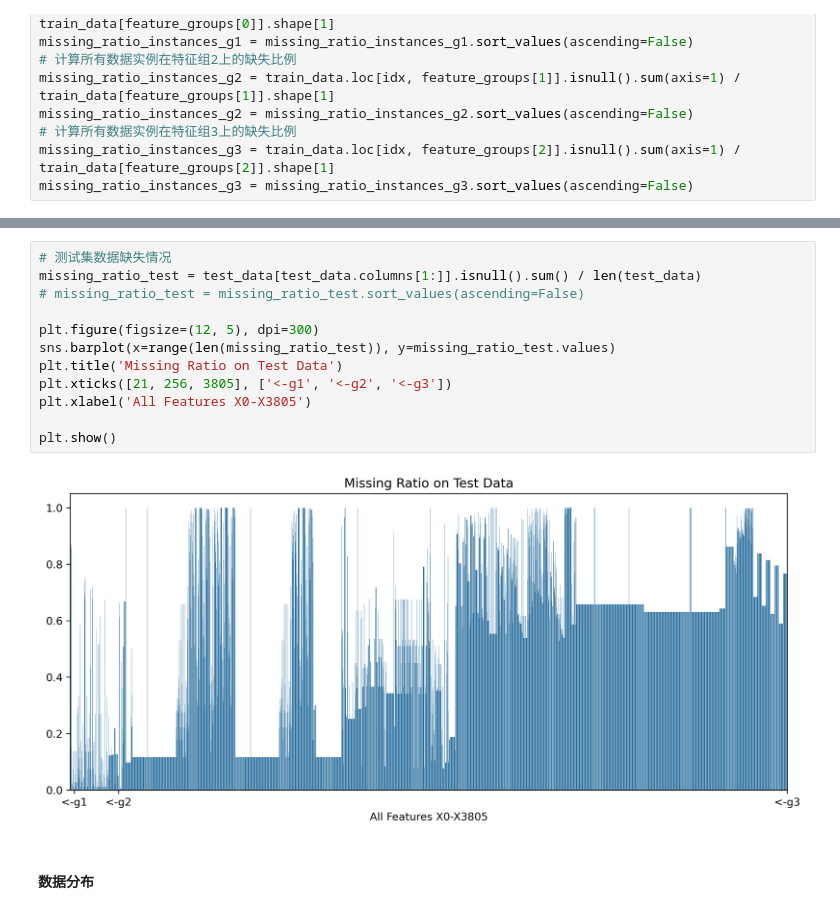
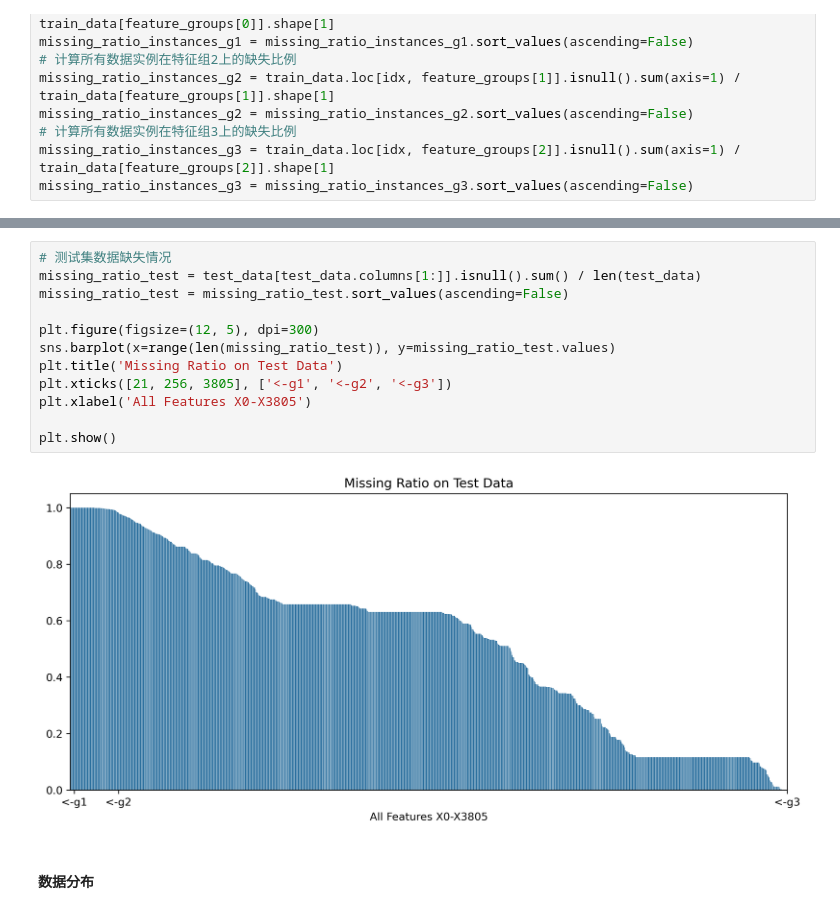
Before and after one commit to DSAgenshin/sichuan, a Jupyter notebook: gr/data_preprocess.ipynb, the cells around one changed output, grey strips where cells are left out. Saved outputs shown, nothing was run; the diff lists cells and outputs as text.

```diff
--- a/gr/data_preprocess.ipynb
+++ b/gr/data_preprocess.ipynb
@@ -154,17 +156,17 @@ plt.show()
 # %%
 # 测试集数据缺失情况
 missing_ratio_test = test_data[test_data.columns[1:]].isnull().sum() / len(test_data)
-# missing_ratio_test = missing_ratio_test.sort_values(ascending=False)
+missing_ratio_test = missing_ratio_test.sort_values(ascending=False)
 
 plt.figure(figsize=(12, 5), dpi=300)
 sns.barplot(x=range(len(missing_ratio_test)), y=missing_ratio_test.values)
 plt.title('Missing Ratio on Test Data')
 plt.xticks([21, 256, 3805], ['<-g1', '<-g2', '<-g3'])
 plt.xlabel('All Features X0-X3805')
 
 plt.show()
 # %% [output]
-[figure, old version]
+[figure, new version]
 # %% [markdown]
 #### 数据分布
 # %%
```
Also changed, not shown: parts of 26 cells of this notebook.
